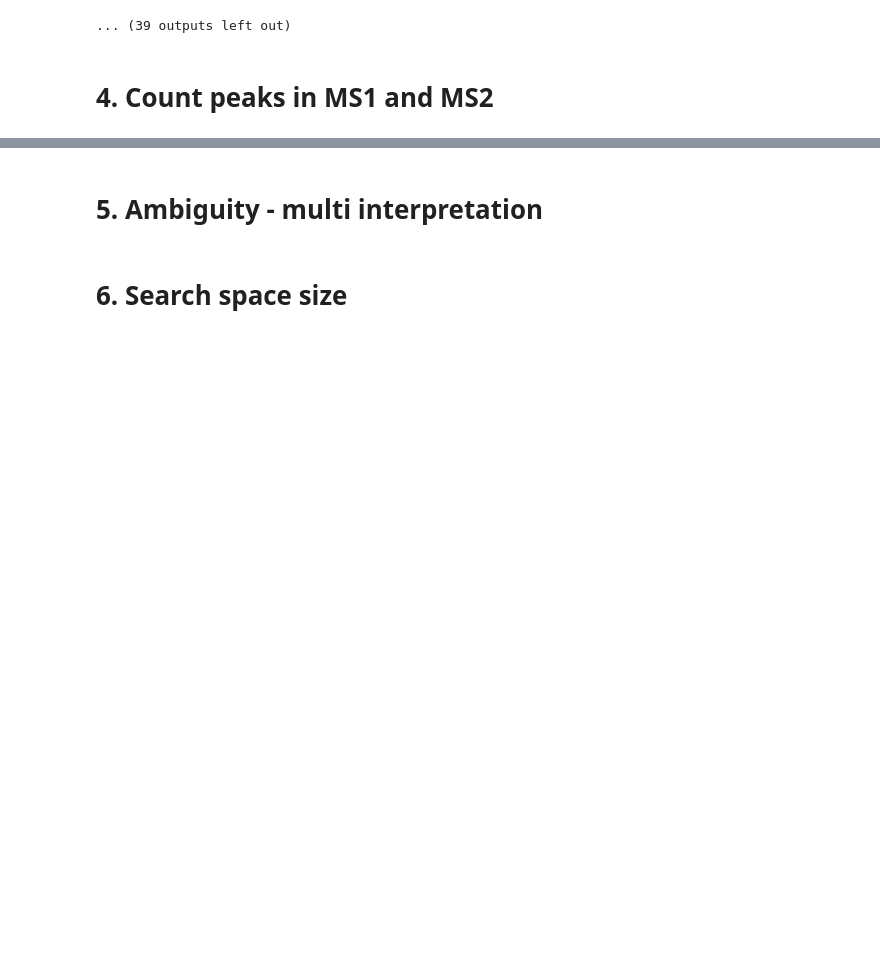
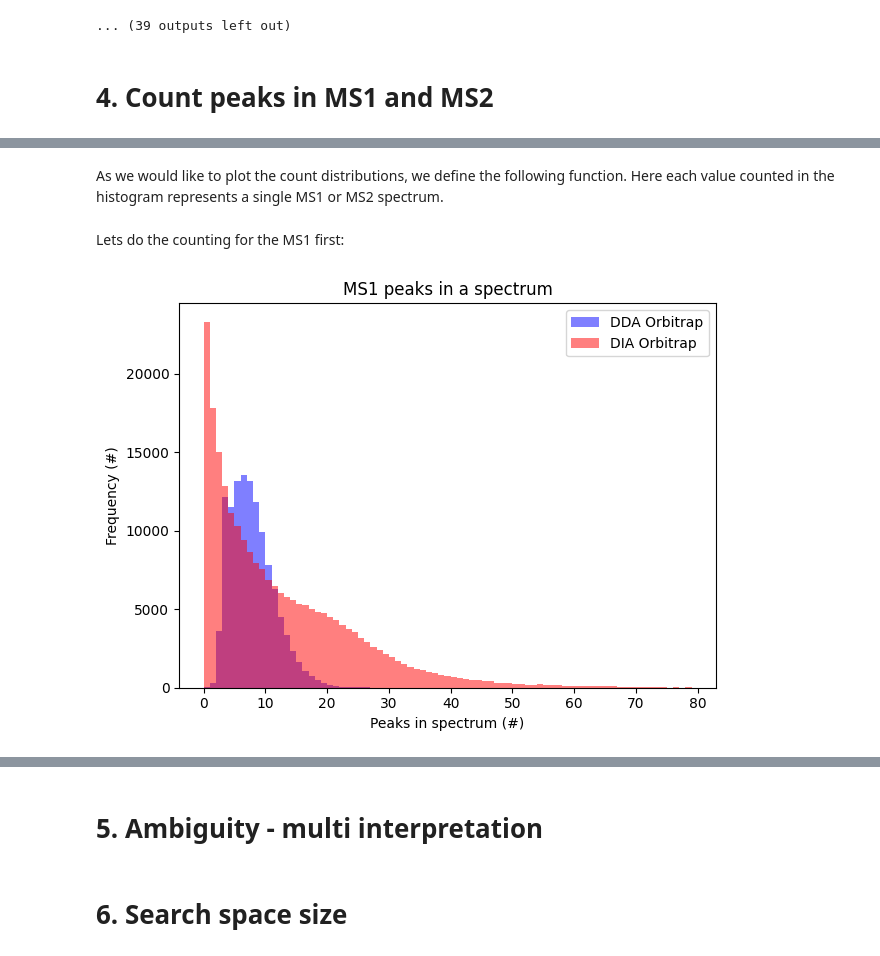
Before and after one commit to CompOmics/EUPA_2025_DIA, a Jupyter notebook: workshop/Workshop_EuPA2025.ipynb, the cells around one changed output, grey strips where cells are left out. Saved outputs shown, nothing was run; the diff lists cells and outputs as text; code cells hidden in the pictures; blank space fills up the shorter version.

Commit message:
Add fasta and counting section

```diff
--- a/workshop/Workshop_EuPA2025.ipynb
+++ b/workshop/Workshop_EuPA2025.ipynb
@@ -294,11 +286,14 @@ def process_file(mzml_path, ms1_mode=True):
 mzml_file_dia = "./LFQ_Orbitrap_AIF_Human_01.mzML"
 mzml_file_dda = "./LFQ_Orbitrap_DDA_Human_01.mzML"
 
-num_peaks_dia_ms1 = process_file(mzml_file_dia)
-num_peaks_dda_ms1 = process_file(mzml_file_dda)
+#num_peaks_dia_ms1 = count_peaks_ms(mzml_file_dia)
+#num_peaks_dda_ms1 = count_peaks_ms(mzml_file_dda)
 
-num_peaks_dia_ms2 = process_file(mzml_file_dia, ms1_mode=False)
-num_peaks_dda_ms2 = process_file(mzml_file_dda, ms1_mode=False)
+#num_peaks_dia_ms2 = count_peaks_ms(mzml_file_dia, ms1_mode=False)
+#num_peaks_dda_ms2 = count_peaks_ms(mzml_file_dda, ms1_mode=False)
+
+num_peaks_dia_ms2 = process_file_ms2(mzml_file_dia)
+num_peaks_dda_ms2 = process_file_ms2(mzml_file_dda)
 # %%
 num_peaks_dict = {}
 
@@ -307,3 +302,5 @@ num_peaks_dict["LFQ_Orbitrap_DDA_Human_01.mzML_ms1"] = num_peaks_dda_ms1
 
 num_peaks_dict["LFQ_Orbitrap_AIF_Human_01.mzML_ms2"] = num_peaks_dia_ms2
 num_peaks_dict["LFQ_Orbitrap_DDA_Human_01.mzML_ms2"] = num_peaks_dda_ms2
+# %% [markdown]
+As we would like to plot the count distributions, we define the following function. Here each value counted in the histogram represents a single MS1 or MS2 spectrum.
@@ -310,26 +339,17 @@ num_peaks_dict["LFQ_Orbitrap_DDA_Human_01.mzML_ms2"] = num_peaks_dda_ms2
+# %% [markdown]
+Lets do the counting for the MS1 first:
 # %%
 dia_key = "LFQ_Orbitrap_AIF_Human_01.mzML_ms1"
 dda_key = "LFQ_Orbitrap_DDA_Human_01.mzML_ms1"
 
-plt.hist(
-    num_peaks_dict[dda_key],
-    bins=list(range(0, 260)),
-    color="blue",
-    alpha=0.5,
-    label="DDA Orbitrap",
+plot_ms_counts(
+    num_peaks_dict,
+    dda_key,
+    dia_key,
+    bin_range=list(range(0, 80)),
+    dda_label="DDA Orbitrap",
+    dia_label="DIA Orbitrap",
+    title="MS1 peaks in a spectrum"
 )
-plt.hist(
-    num_peaks_dict[dia_key],
-    bins=list(range(0, 260)),
-    color="red",
-    alpha=0.5,
-    label="DIA Orbitrap",
-)
-
-plt.title("MS1 peaks in a spectrum")
-
-plt.legend()
-plt.xlabel("Peaks in spectrum (#)")
-plt.ylabel("Frequency (#)")
-plt.tight_layout()
-plt.show()
+# %% [output]
+[figure, added]
```
Also changed, not shown: parts of 9 cells of this notebook, 1 other file.
